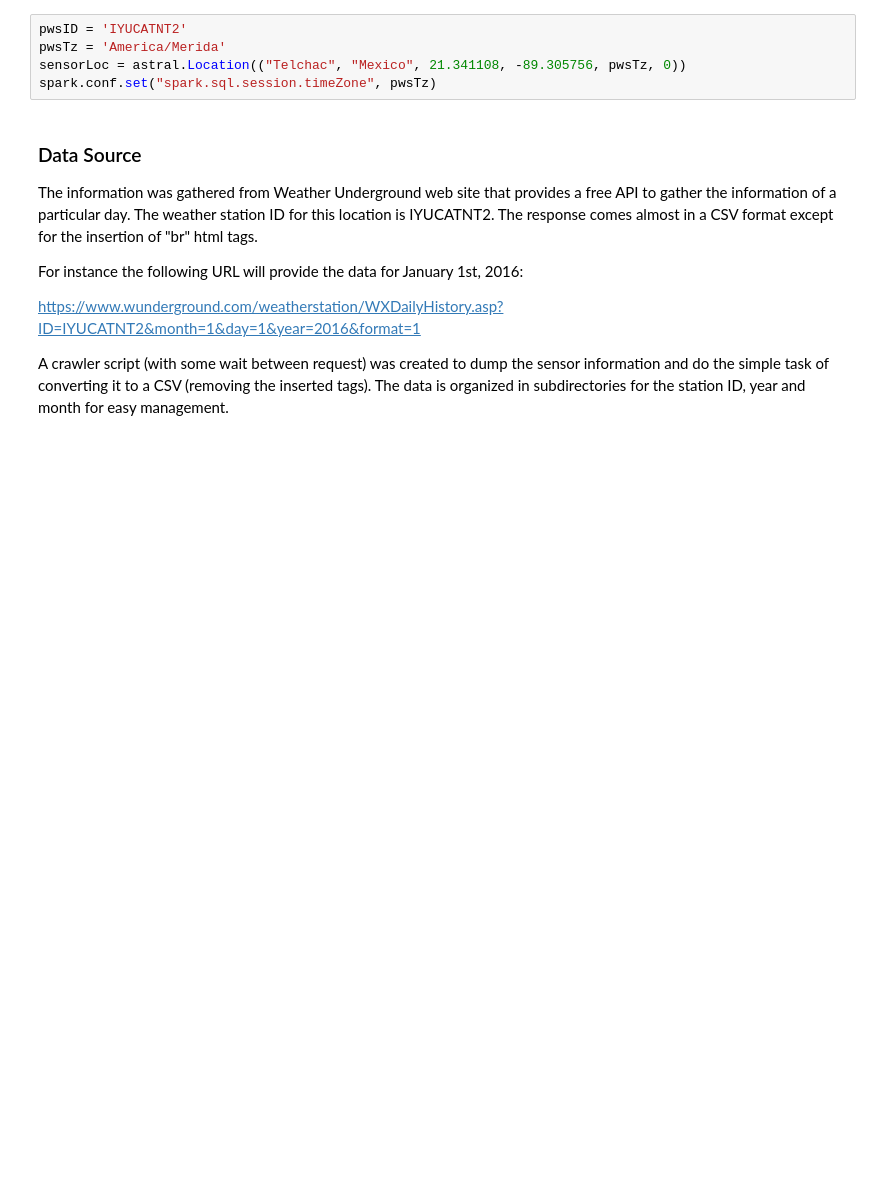
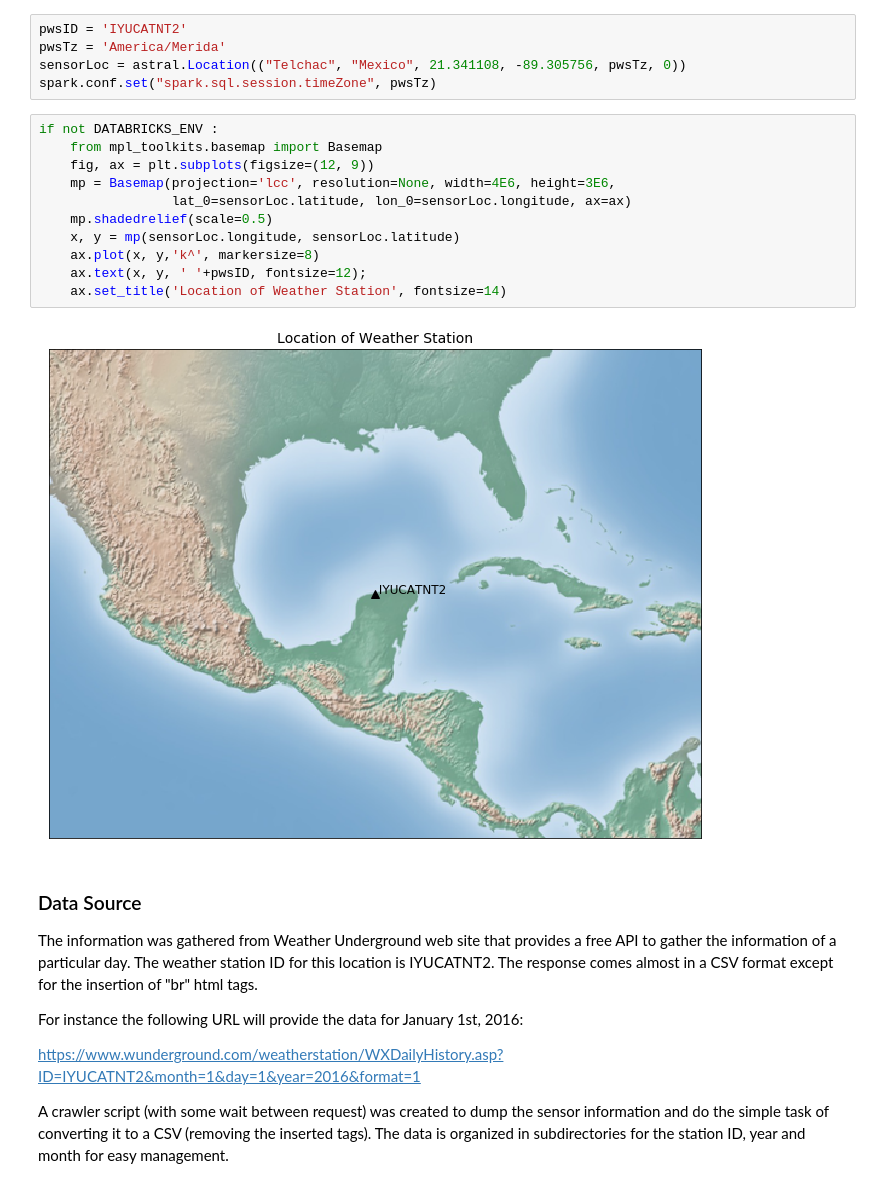
Before and after one commit to roquealex/windMining, a Jupyter notebook: kbWindNorYuc/kbWindNorYuc.ipynb, the cells around one changed output. Saved outputs shown, nothing was run; the diff lists cells and outputs as text; blank space fills up the shorter version.

```diff
--- a/kbWindNorYuc/kbWindNorYuc.ipynb
+++ b/kbWindNorYuc/kbWindNorYuc.ipynb
@@ -124,6 +81,19 @@ pwsID = 'IYUCATNT2'
 pwsTz = 'America/Merida'
 sensorLoc = astral.Location(("Telchac", "Mexico", 21.341108, -89.305756, pwsTz, 0))
 spark.conf.set("spark.sql.session.timeZone", pwsTz)
+# %%
+if not DATABRICKS_ENV :
+    from mpl_toolkits.basemap import Basemap
+    fig, ax = plt.subplots(figsize=(12, 9))
+    mp = Basemap(projection='lcc', resolution=None, width=4E6, height=3E6,
+                 lat_0=sensorLoc.latitude, lon_0=sensorLoc.longitude, ax=ax)
+    mp.shadedrelief(scale=0.5)
+    x, y = mp(sensorLoc.longitude, sensorLoc.latitude)
+    ax.plot(x, y,'k^', markersize=8)
+    ax.text(x, y, ' '+pwsID, fontsize=12);
+    ax.set_title('Location of Weather Station', fontsize=14)
+# %% [output]
+[figure, added]
 # %% [markdown]
 ### Data Source
 
```
Also changed, not shown: parts of 2 cells of this notebook.
